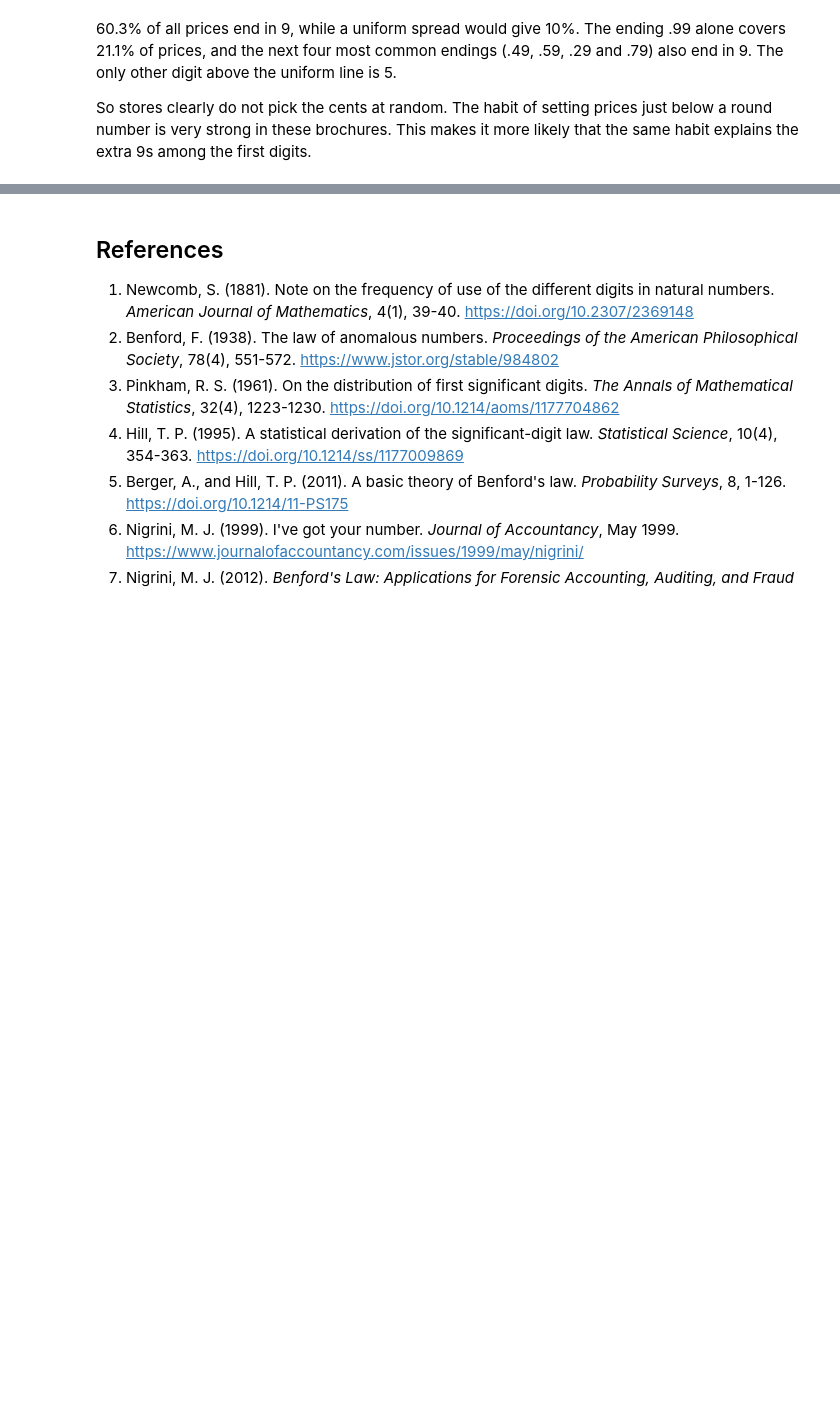
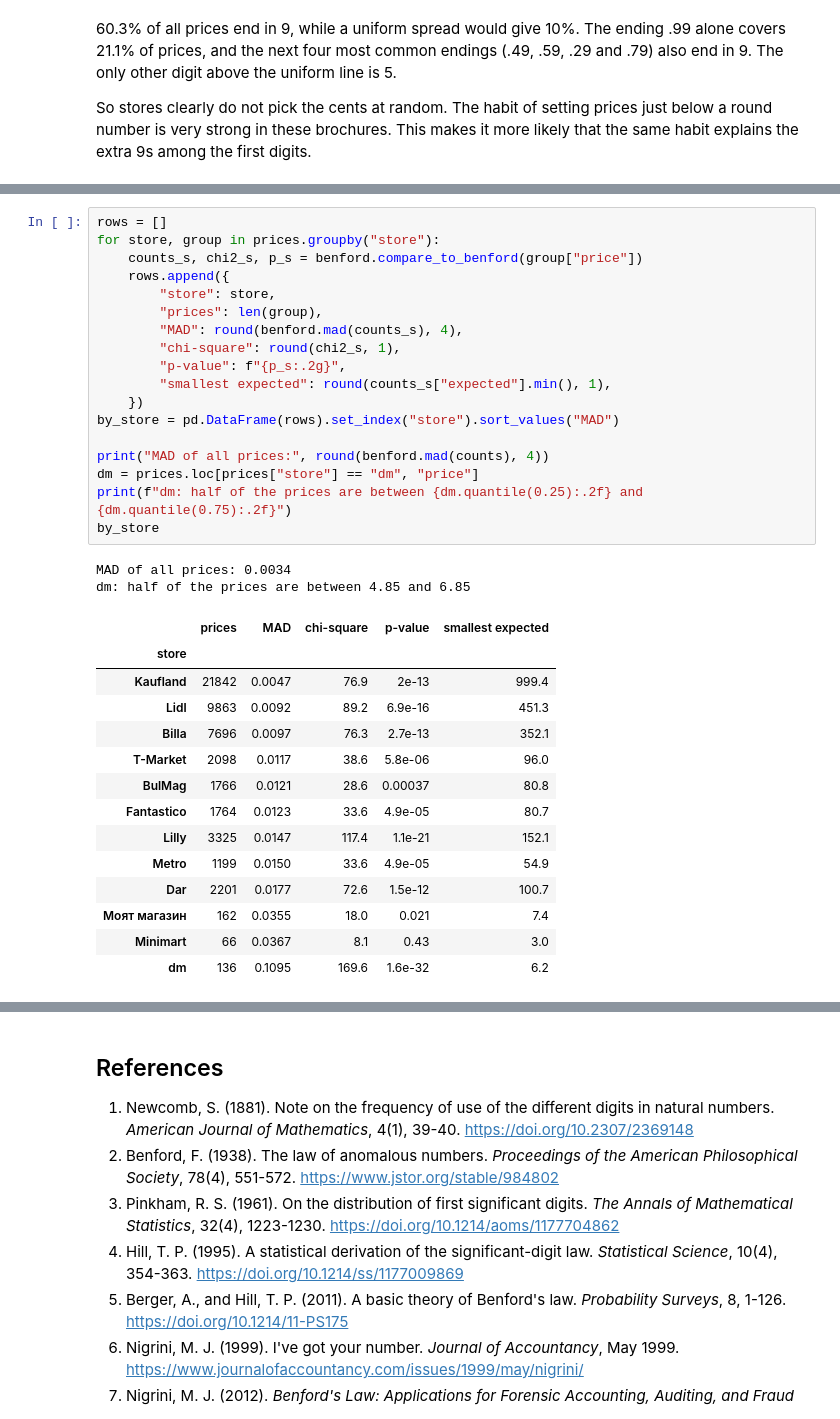
Before and after one commit to DeyvidDimitrov/softuni-task, a Jupyter notebook: notebook.ipynb, the cells around one changed output, grey strips where cells are left out. Drawn from its saved outputs; the diff is of its cells as text; blank space fills up the shorter version.

```diff
--- a/notebook.ipynb
+++ b/notebook.ipynb
@@ -342,0 +351,35 @@ So stores clearly do not pick the cents at random. The habit of setting prices j
+# %%
+rows = []
+for store, group in prices.groupby("store"):
+    counts_s, chi2_s, p_s = benford.compare_to_benford(group["price"])
+    rows.append({
+        "store": store,
+        "prices": len(group),
+        "MAD": round(benford.mad(counts_s), 4),
+        "chi-square": round(chi2_s, 1),
+        "p-value": f"{p_s:.2g}",
+        "smallest expected": round(counts_s["expected"].min(), 1),
+    })
+by_store = pd.DataFrame(rows).set_index("store").sort_values("MAD")
+
+print("MAD of all prices:", round(benford.mad(counts), 4))
+dm = prices.loc[prices["store"] == "dm", "price"]
+print(f"dm: half of the prices are between {dm.quantile(0.25):.2f} and {dm.quantile(0.75):.2f}")
+by_store
+# %% [output]
+MAD of all prices: 0.0034
+dm: half of the prices are between 4.85 and 6.85
+|  | prices | MAD | chi-square | p-value | smallest expected |
+| store |  |  |  |  |  |
+| Kaufland | 21842 | 0.0047 | 76.9 | 2e-13 | 999.4 |
+| Lidl | 9863 | 0.0092 | 89.2 | 6.9e-16 | 451.3 |
+| Billa | 7696 | 0.0097 | 76.3 | 2.7e-13 | 352.1 |
+| T-Market | 2098 | 0.0117 | 38.6 | 5.8e-06 | 96.0 |
+| BulMag | 1766 | 0.0121 | 28.6 | 0.00037 | 80.8 |
+| Fantastico | 1764 | 0.0123 | 33.6 | 4.9e-05 | 80.7 |
+| Lilly | 3325 | 0.0147 | 117.4 | 1.1e-21 | 152.1 |
+| Metro | 1199 | 0.0150 | 33.6 | 4.9e-05 | 54.9 |
+| Dar | 2201 | 0.0177 | 72.6 | 1.5e-12 | 100.7 |
+| Моят магазин | 162 | 0.0355 | 18.0 | 0.021 | 7.4 |
+| Minimart | 66 | 0.0367 | 8.1 | 0.43 | 3.0 |
+| dm | 136 | 0.1095 | 169.6 | 1.6e-32 | 6.2 |
```
Also changed, not shown: parts of 3 cells of this notebook, 1 other file.
